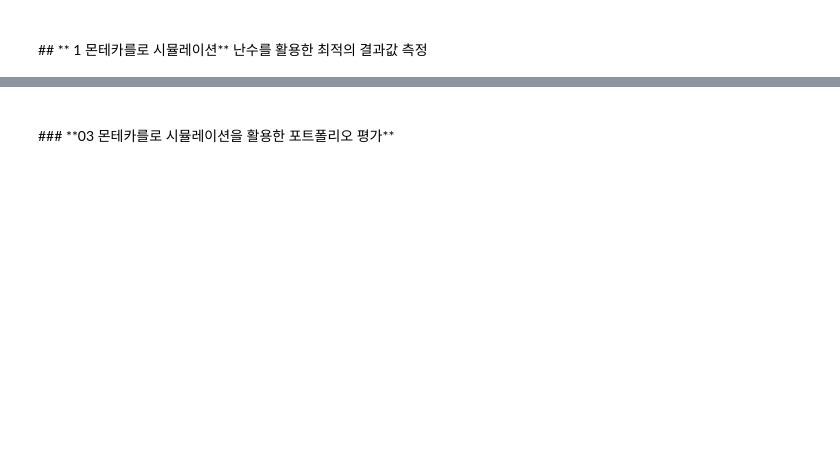
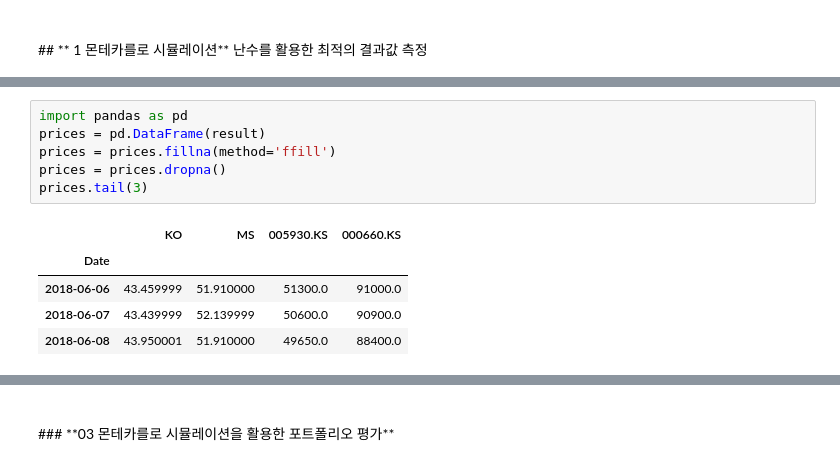
Before and after one commit to YongBeomKim/FinanceBasic2018, a Jupyter notebook: 05-4.Finance - Monte.ipynb, the cells around one changed output, grey strips where cells are left out. Saved outputs shown, nothing was run; the diff lists cells and outputs as text; blank space fills up the shorter version.

```diff
--- a/05-4.Finance - Monte.ipynb
+++ b/05-4.Finance - Monte.ipynb
@@ -80,3 +78,15 @@ prices.tail(3)
+# %%
+import pandas as pd
+prices = pd.DataFrame(result)
+prices = prices.fillna(method='ffill')
+prices = prices.dropna()
+prices.tail(3)
+# %% [output]
+|  | KO | MS | 005930.KS | 000660.KS |
+| Date |  |  |  |  |
+| 2018-06-06 | 43.459999 | 51.910000 | 51300.0 | 91000.0 |
+| 2018-06-07 | 43.439999 | 52.139999 | 50600.0 | 90900.0 |
+| 2018-06-08 | 43.950001 | 51.910000 | 49650.0 | 88400.0 |
 # %% [markdown]
 <br>
 ### **02 임의의 확률에 근거한 포트폴리오 수익률 계산**
```
Also changed, not shown: parts of 52 cells of this notebook, 15 other files.
